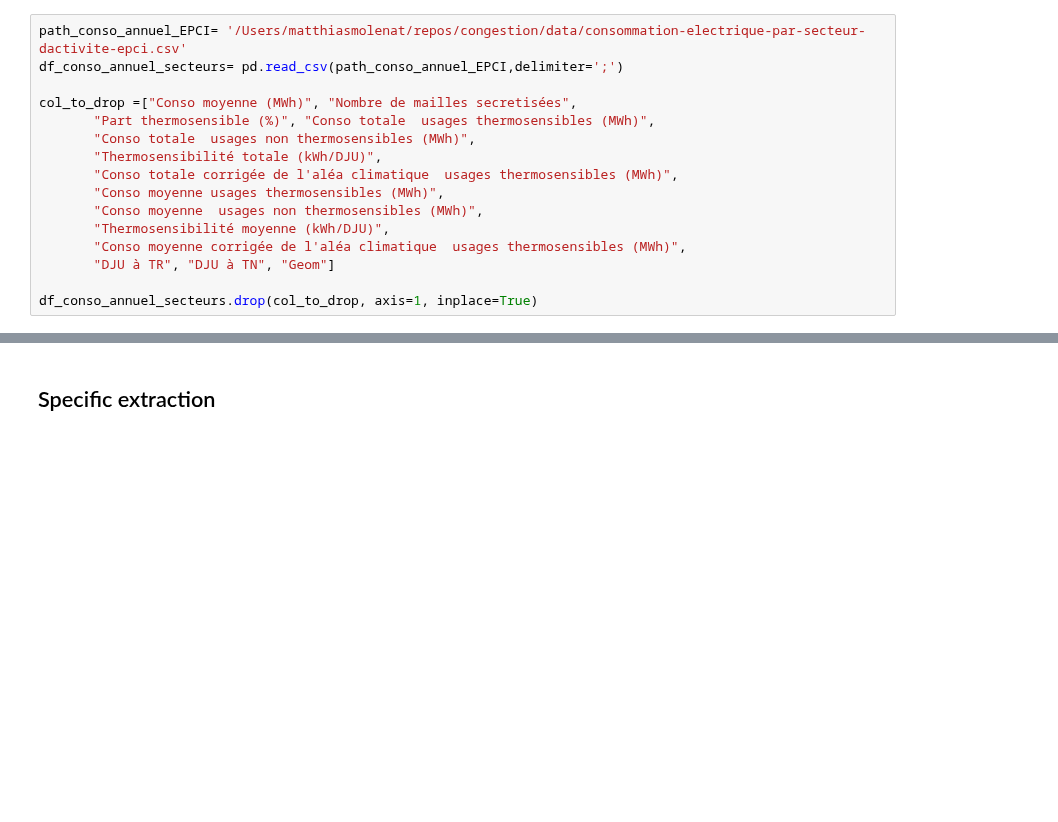
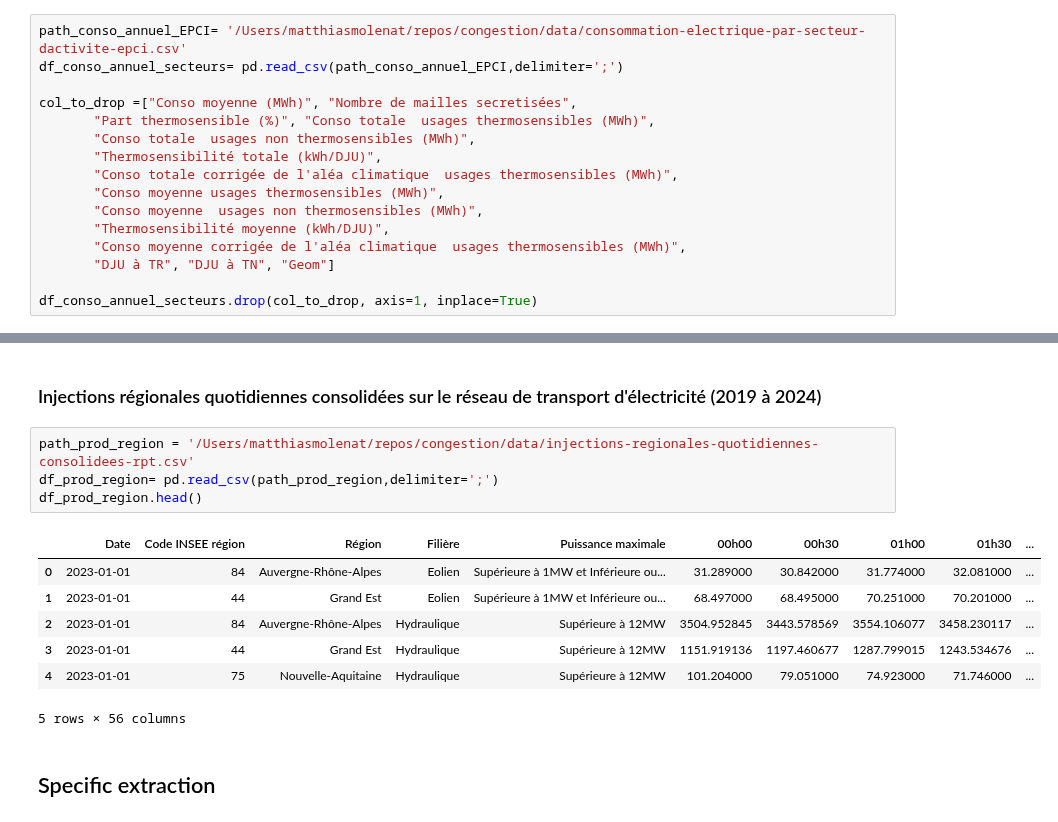
Before and after one commit to MattEclipse/congestion, a Jupyter notebook: notebooks/flow_modelisation.ipynb, the cells around one changed output, grey strips where cells are left out. Cells and saved outputs as stored; diff of their text form; blank space fills up the shorter version.

```diff
--- a/notebooks/flow_modelisation.ipynb
+++ b/notebooks/flow_modelisation.ipynb
@@ -141,3 +183,17 @@ print(df_conso_annuel_secteurs['CODE GRAND SECTEUR'].unique())
+# %% [markdown]
+### Injections régionales quotidiennes consolidées sur le réseau de transport d'électricité (2019 à 2024)
+# %%
+path_prod_region = '/Users/matthiasmolenat/repos/congestion/data/injections-regionales-quotidiennes-consolidees-rpt.csv'
+df_prod_region= pd.read_csv(path_prod_region,delimiter=';')
+df_prod_region.head()
+# %% [output]
+|  | Date | Code INSEE région | Région | Filière | Puissance maximale | 00h00 | 00h30 | 01h00 | 01h30 | ... |
+| 0 | 2023-01-01 | 84 | Auvergne-Rhône-Alpes | Eolien | Supérieure à 1MW et Inférieure ou... | 31.289000 | 30.842000 | 31.774000 | 32.081000 | ... |
+| 1 | 2023-01-01 | 44 | Grand Est | Eolien | Supérieure à 1MW et Inférieure ou... | 68.497000 | 68.495000 | 70.251000 | 70.201000 | ... |
+| 2 | 2023-01-01 | 84 | Auvergne-Rhône-Alpes | Hydraulique | Supérieure à 12MW | 3504.952845 | 3443.578569 | 3554.106077 | 3458.230117 | ... |
+| 3 | 2023-01-01 | 44 | Grand Est | Hydraulique | Supérieure à 12MW | 1151.919136 | 1197.460677 | 1287.799015 | 1243.534676 | ... |
+| 4 | 2023-01-01 | 75 | Nouvelle-Aquitaine | Hydraulique | Supérieure à 12MW | 101.204000 | 79.051000 | 74.923000 | 71.746000 | ... |
+5 rows × 56 columns
 # %% [markdown]
 ## Specific extraction
 # %% [markdown]
```
Also changed, not shown: parts of 8 cells of this notebook.
